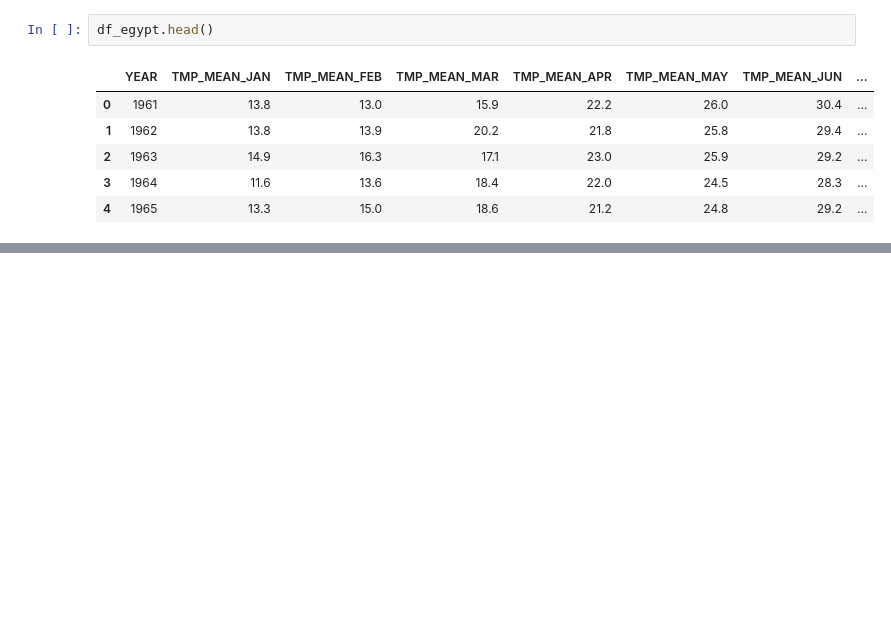
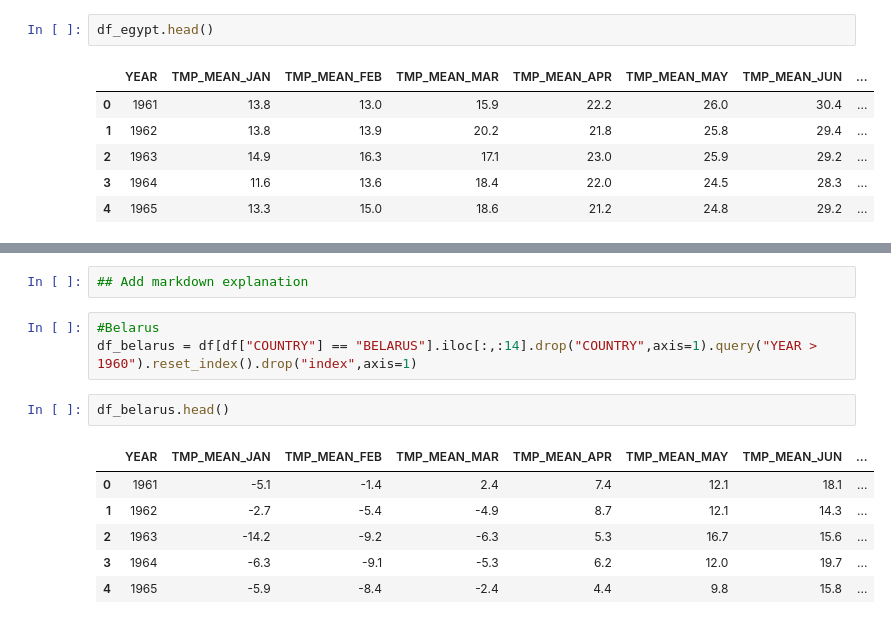
Before and after one commit to aronzek/UHH_research_methods, a Jupyter notebook: RM_A02_Group_E.ipynb, the cells around one changed output, grey strips where cells are left out. Cells and saved outputs as stored; diff of their text form; blank space fills up the shorter version.

```diff
--- a/RM_A02_Group_E.ipynb
+++ b/RM_A02_Group_E.ipynb
@@ -310,3 +313,17 @@ df1
 | 2018-1968 | 1 | 1 | 1 | 1 | 1 | 1 | 1 | ... |
 | 2019-1969 | 1 | 0 | 0 | 1 | 1 | 1 | 1 | ... |
 | 2020-1970 | 0 | 0 | 1 | 0 | 1 | 1 | 1 | ... |
+# %%
+## Add markdown explanation
+# %%
+#Belarus
+df_belarus = df[df["COUNTRY"] == "BELARUS"].iloc[:,:14].drop("COUNTRY",axis=1).query("YEAR > 1960").reset_index().drop("index",axis=1)
+# %%
+df_belarus.head()
+# %% [output]
+|  | YEAR | TMP_MEAN_JAN | TMP_MEAN_FEB | TMP_MEAN_MAR | TMP_MEAN_APR | TMP_MEAN_MAY | TMP_MEAN_JUN | ... |
+| 0 | 1961 | -5.1 | -1.4 | 2.4 | 7.4 | 12.1 | 18.1 | ... |
+| 1 | 1962 | -2.7 | -5.4 | -4.9 | 8.7 | 12.1 | 14.3 | ... |
+| 2 | 1963 | -14.2 | -9.2 | -6.3 | 5.3 | 16.7 | 15.6 | ... |
+| 3 | 1964 | -6.3 | -9.1 | -5.3 | 6.2 | 12.0 | 19.7 | ... |
+| 4 | 1965 | -5.9 | -8.4 | -2.4 | 4.4 | 9.8 | 15.8 | ... |
```
Also changed, not shown: parts of 5 cells of this notebook.
